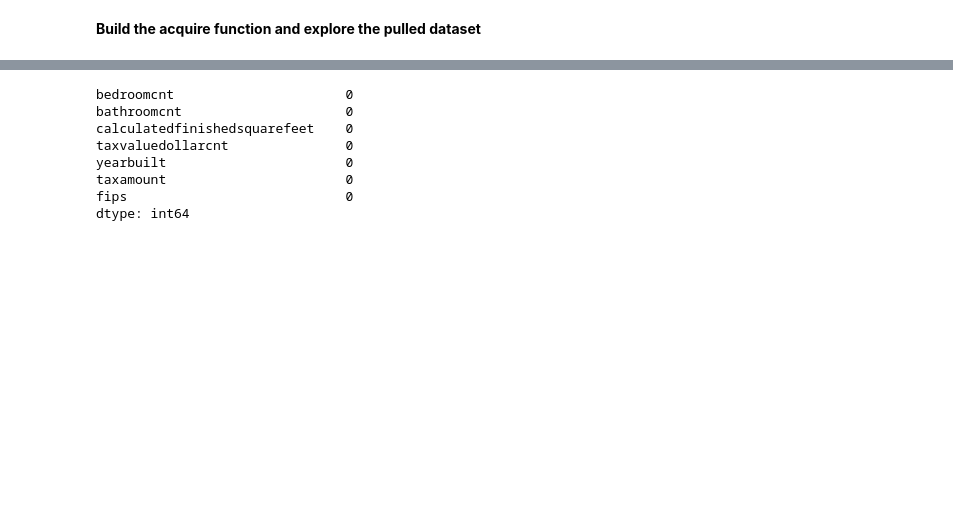
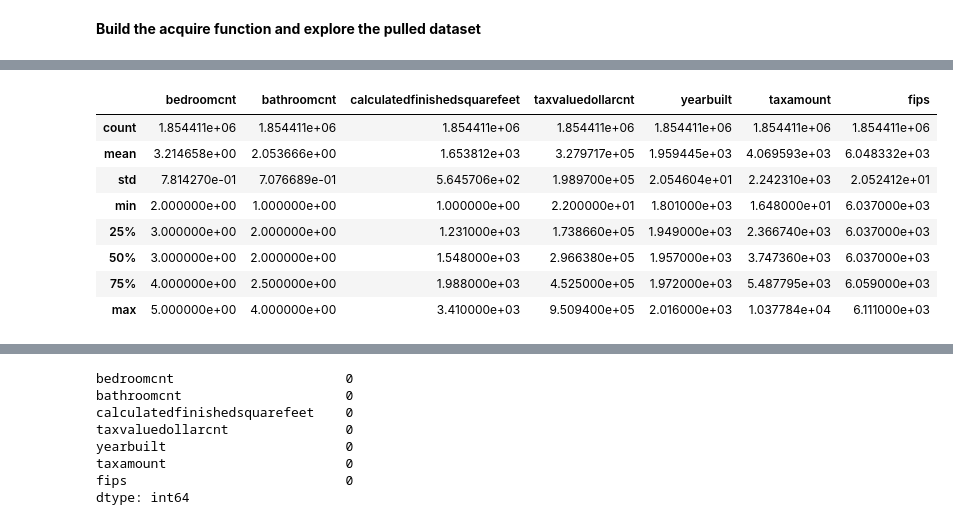
Before and after one commit to NSharick/regression-exercises, a Jupyter notebook: wrangle.ipynb, the cells around one changed output, grey strips where cells are left out. Drawn from its saved outputs; the diff is of its cells as text; code cells hidden in the pictures; blank space fills up the shorter version.

```diff
--- a/wrangle.ipynb
+++ b/wrangle.ipynb
@@ -55,0 +92,16 @@ df.head()
+# %%
+def remove_outliers(df, k, col_list):
+    ''' remove outliers from a list of columns in a dataframe
+        and return that dataframe
+    '''
+    for col in col_list:
+        q1, q3 = df[col].quantile([.25, .75])  # get quartiles
+        iqr = q3 - q1   # calculate interquartile range
+
+        upper_bound = q3 + k * iqr   # get upper bound
+        lower_bound = q1 - k * iqr   # get lower bound
+
+        # return dataframe without outliers
+        df = df[(df[col] > lower_bound) & (df[col] < upper_bound)]
+
+    return df
@@ -55,0 +114,5 @@ df.head()
+# %%
+out_columns = ['bedroomcnt', 'bathroomcnt', 'calculatedfinishedsquarefeet',
+       'taxvaluedollarcnt', 'taxamount']
+df = remove_outliers(df, 1.5, out_columns)
+df.head()
@@ -59,0 +141,3 @@ df.isnull().sum()
+# %%
+#still need to remove a few rows with null values in 'yearbuilt' column
+df = df.dropna(subset =['yearbuilt'])
@@ -59,0 +168,12 @@ df.isnull().sum()
+# %%
+df.describe()
+# %% [output]
+|  | bedroomcnt | bathroomcnt | calculatedfinishedsquarefeet | taxvaluedollarcnt | yearbuilt | taxamount | fips |
+| count | 1.854411e+06 | 1.854411e+06 | 1.854411e+06 | 1.854411e+06 | 1.854411e+06 | 1.854411e+06 | 1.854411e+06 |
+| mean | 3.214658e+00 | 2.053666e+00 | 1.653812e+03 | 3.279717e+05 | 1.959445e+03 | 4.069593e+03 | 6.048332e+03 |
+| std | 7.814270e-01 | 7.076689e-01 | 5.645706e+02 | 1.989700e+05 | 2.054604e+01 | 2.242310e+03 | 2.052412e+01 |
+| min | 2.000000e+00 | 1.000000e+00 | 1.000000e+00 | 2.200000e+01 | 1.801000e+03 | 1.648000e+01 | 6.037000e+03 |
+| 25% | 3.000000e+00 | 2.000000e+00 | 1.231000e+03 | 1.738660e+05 | 1.949000e+03 | 2.366740e+03 | 6.037000e+03 |
+| 50% | 3.000000e+00 | 2.000000e+00 | 1.548000e+03 | 2.966380e+05 | 1.957000e+03 | 3.747360e+03 | 6.037000e+03 |
+| 75% | 4.000000e+00 | 2.500000e+00 | 1.988000e+03 | 4.525000e+05 | 1.972000e+03 | 5.487795e+03 | 6.059000e+03 |
+| max | 5.000000e+00 | 4.000000e+00 | 3.410000e+03 | 9.509400e+05 | 2.016000e+03 | 1.037784e+04 | 6.111000e+03 |
```
Also changed, not shown: parts of 24 cells of this notebook, 1 other file.
